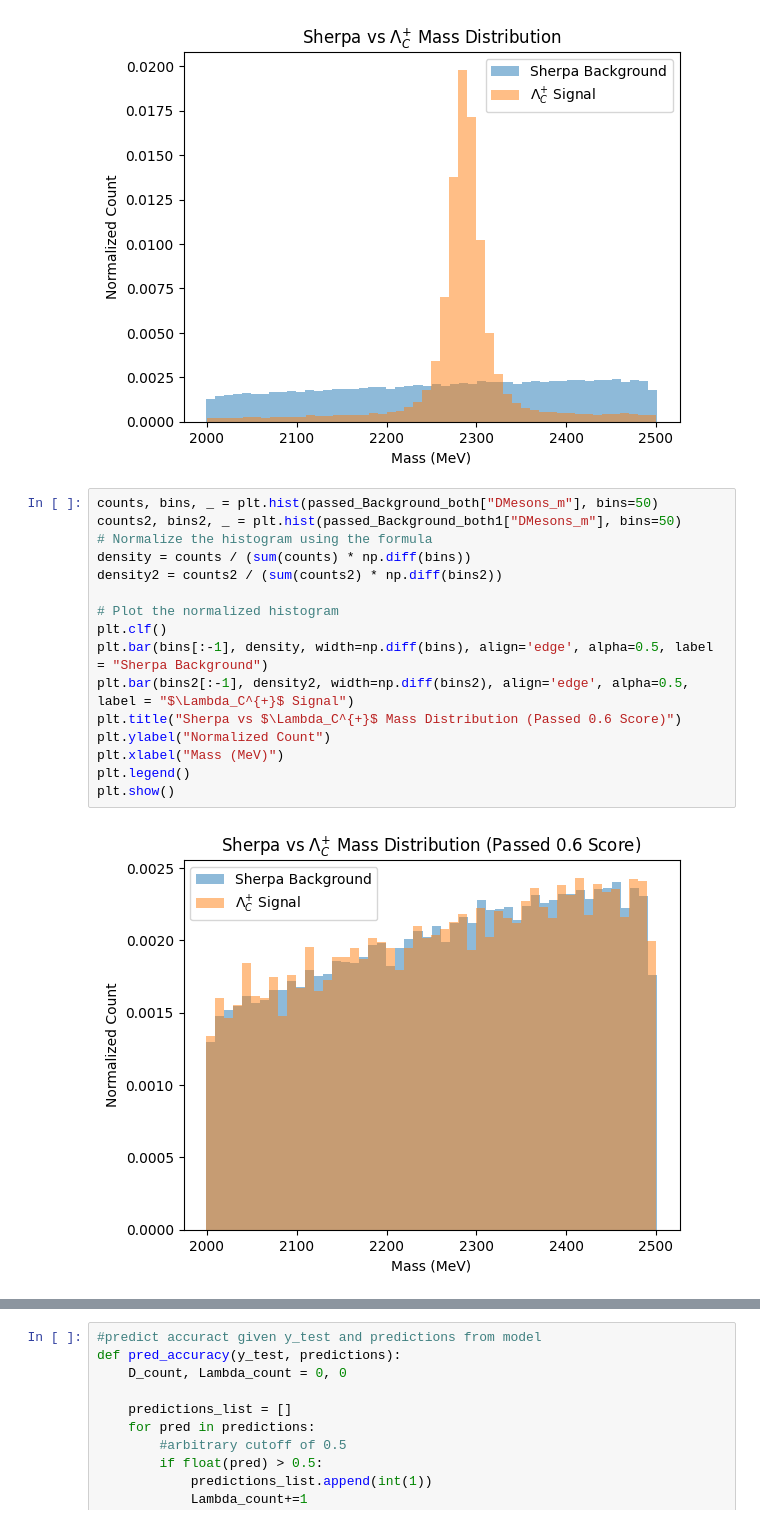
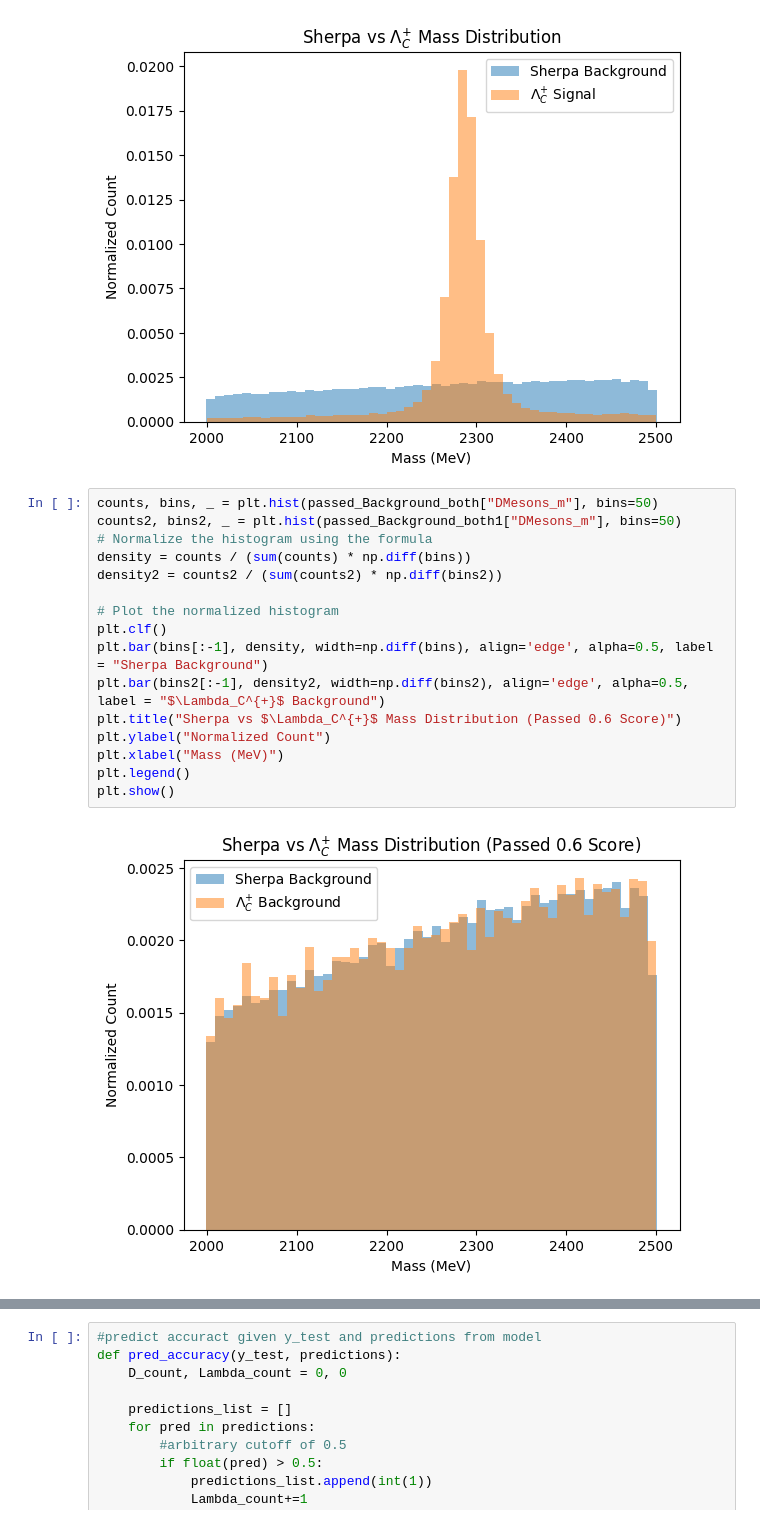
Before and after one commit to GitGup/ATLAS_DNN, a Jupyter notebook: MC_DNN.ipynb, the cells around one changed output, grey strips where cells are left out. Drawn from its saved outputs; the diff is of its cells as text.

Commit message:
fixed distribution plot labels

```diff
--- a/MC_DNN.ipynb
+++ b/MC_DNN.ipynb
@@ -926,21 +926,21 @@ plt.show()
 # %%
 counts, bins, _ = plt.hist(passed_Background_both["DMesons_m"], bins=50)
 counts2, bins2, _ = plt.hist(passed_Background_both1["DMesons_m"], bins=50)
 # Normalize the histogram using the formula
 density = counts / (sum(counts) * np.diff(bins))
 density2 = counts2 / (sum(counts2) * np.diff(bins2))
 
 # Plot the normalized histogram
 plt.clf()
 plt.bar(bins[:-1], density, width=np.diff(bins), align='edge', alpha=0.5, label = "Sherpa Background")
-plt.bar(bins2[:-1], density2, width=np.diff(bins2), align='edge', alpha=0.5, label = "$\Lambda_C^{+}$ Signal")
+plt.bar(bins2[:-1], density2, width=np.diff(bins2), align='edge', alpha=0.5, label = "$\Lambda_C^{+}$ Background")
 plt.title("Sherpa vs $\Lambda_C^{+}$ Mass Distribution (Passed 0.6 Score)")
 plt.ylabel("Normalized Count")
 plt.xlabel("Mass (MeV)")
 plt.legend()
 plt.show()
 # %% [output]
-[figure, old version]
+[figure, new version]
 # %%
 counts, bins, _ = plt.hist(passed_Signal_both["DMesons_m"], bins=200)
 counts2, bins2, _ = plt.hist(passed_Signal_both1["DMesons_m"], bins=200)
```
Also changed, not shown: parts of 1 cell of this notebook.
